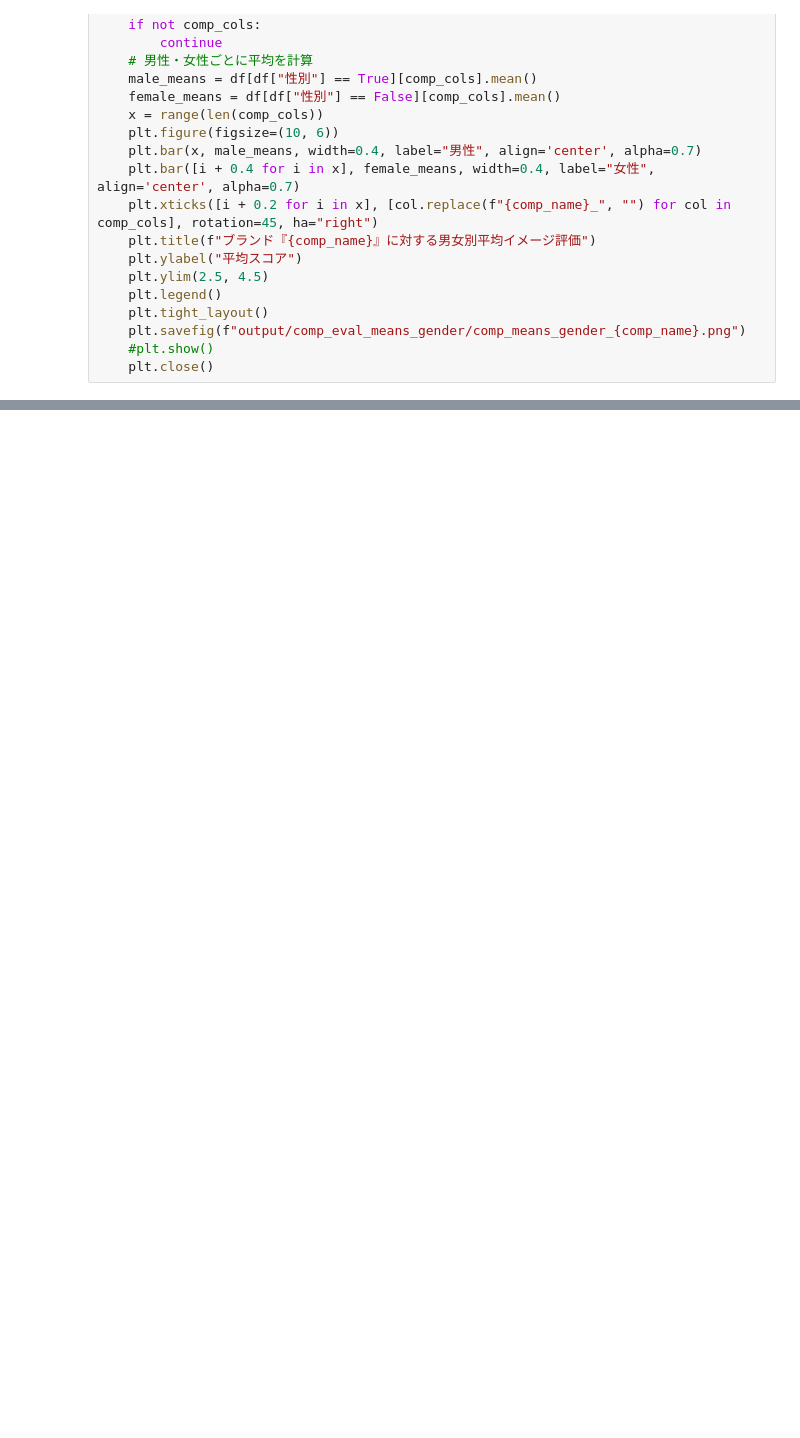
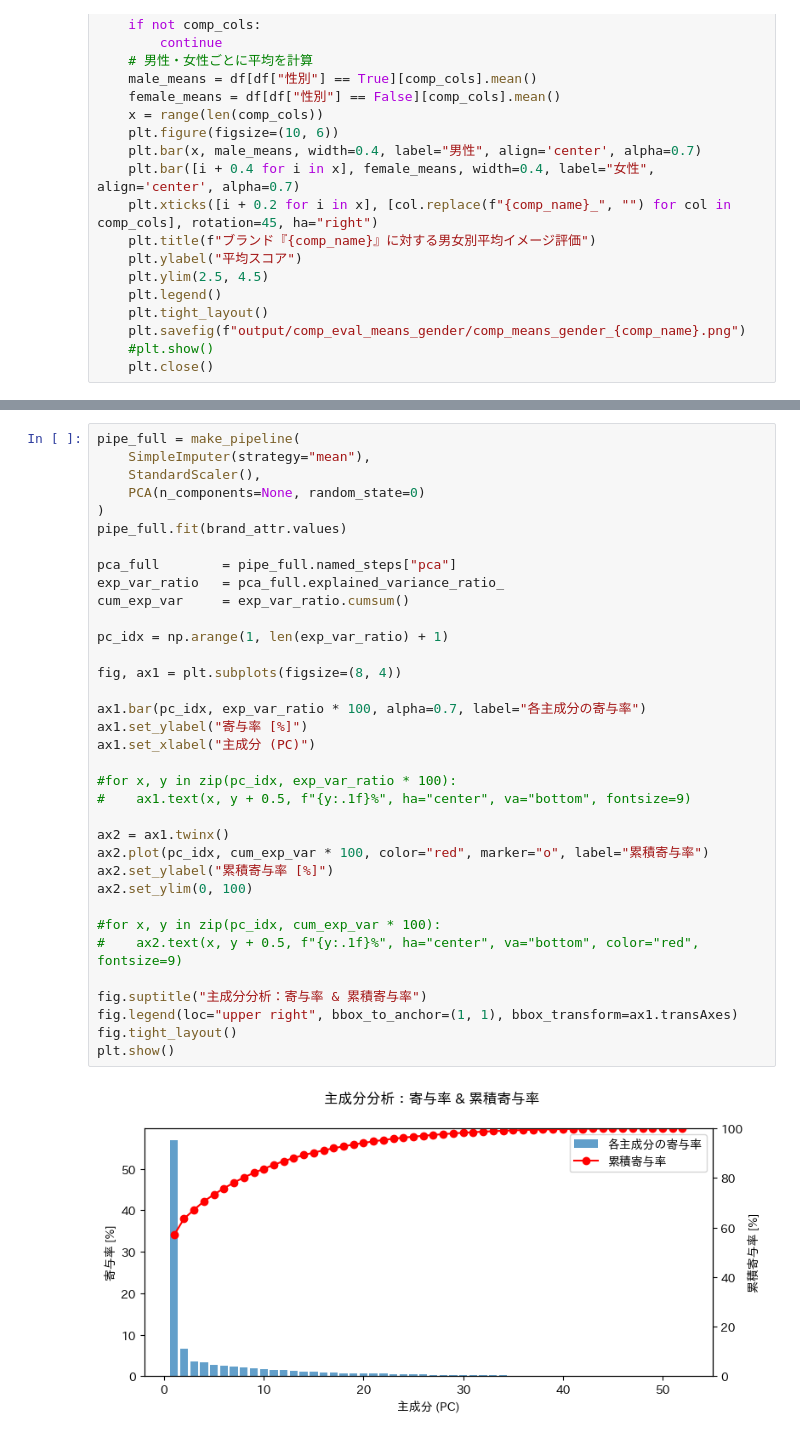
Before and after one commit to yut0takagi/Ass_MarketingResearch, a Jupyter notebook: main.ipynb, the cells around one changed output, grey strips where cells are left out. Drawn from its saved outputs; the diff is of its cells as text; blank space fills up the shorter version.

```diff
--- a/main.ipynb
+++ b/main.ipynb
@@ -104,0 +181,37 @@ for comp_name in comp_names:
+# %%
+pipe_full = make_pipeline(
+    SimpleImputer(strategy="mean"),
+    StandardScaler(),
+    PCA(n_components=None, random_state=0)
+)
+pipe_full.fit(brand_attr.values)
+
+pca_full        = pipe_full.named_steps["pca"]
+exp_var_ratio   = pca_full.explained_variance_ratio_
+cum_exp_var     = exp_var_ratio.cumsum()
+
+pc_idx = np.arange(1, len(exp_var_ratio) + 1)
+
+fig, ax1 = plt.subplots(figsize=(8, 4))
+
+ax1.bar(pc_idx, exp_var_ratio * 100, alpha=0.7, label="各主成分の寄与率")
+ax1.set_ylabel("寄与率 [%]")
+ax1.set_xlabel("主成分 (PC)")
+
+#for x, y in zip(pc_idx, exp_var_ratio * 100):
+#    ax1.text(x, y + 0.5, f"{y:.1f}%", ha="center", va="bottom", fontsize=9)
+
+ax2 = ax1.twinx()
+ax2.plot(pc_idx, cum_exp_var * 100, color="red", marker="o", label="累積寄与率")
+ax2.set_ylabel("累積寄与率 [%]")
+ax2.set_ylim(0, 100)
+
+#for x, y in zip(pc_idx, cum_exp_var * 100):
+#    ax2.text(x, y + 0.5, f"{y:.1f}%", ha="center", va="bottom", color="red", fontsize=9)
+
+fig.suptitle("主成分分析：寄与率 & 累積寄与率")
+fig.legend(loc="upper right", bbox_to_anchor=(1, 1), bbox_transform=ax1.transAxes)
+fig.tight_layout()
+plt.show()
+# %% [output]
+[figure, added]
```
Also changed, not shown: parts of 5 cells of this notebook, 5 other files.
